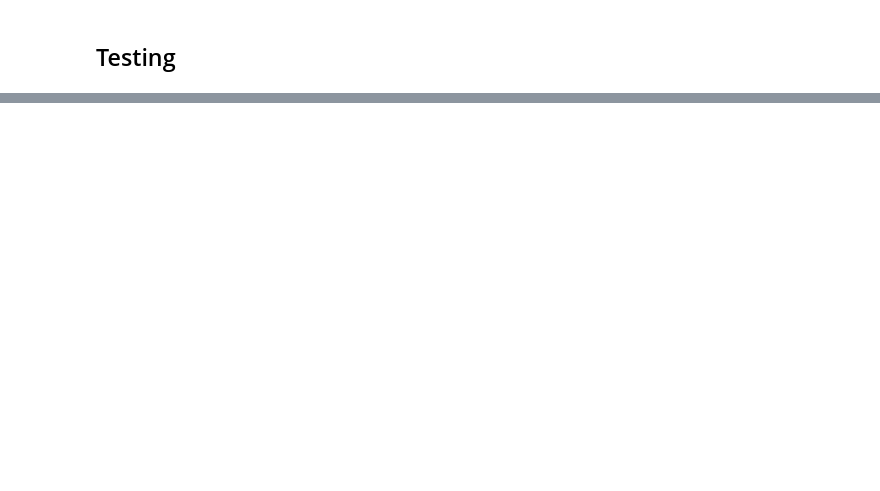
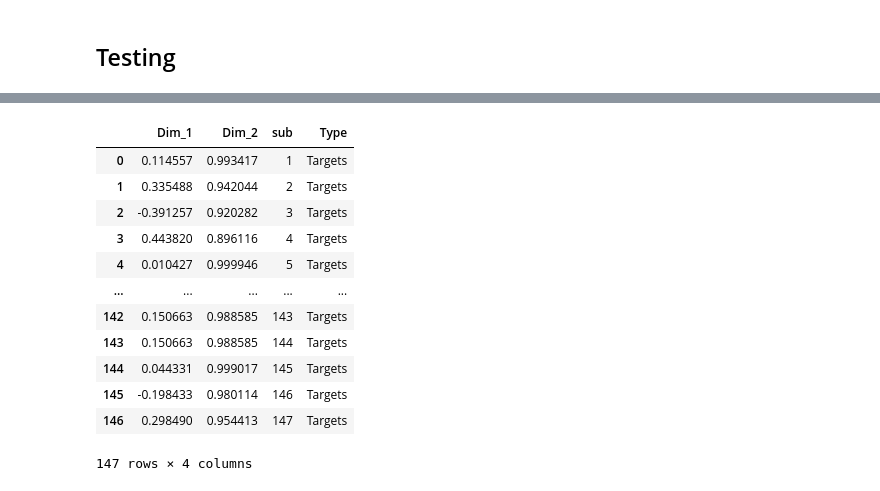
Before and after one commit to victoris93/contrastive-reg, a Jupyter notebook: barbano_aug.ipynb, the cells around one changed output, grey strips where cells are left out. Drawn from its saved outputs; the diff is of its cells as text; code cells hidden in the pictures; blank space fills up the shorter version.

```diff
--- a/barbano_aug.ipynb
+++ b/barbano_aug.ipynb
@@ -130,3 +130,5 @@ def flip_edge_between_regions(matrix, regions, vectorize_mat=True):
         flipped_matrices.append(new_matrix)
 
     return np.array(flipped_matrices)
+# %%
+matrix = np.load("matrices.npy")[0]
@@ -638,6 +652,22 @@ emb_targets = torch.row_stack(emb_targets).cpu()
 emb_features = pd.DataFrame(emb_features,columns = ["Dim_1", "Dim_2"])
 # %%
 emb_targets = pd.DataFrame(emb_targets,columns = ["Dim_1", "Dim_2"])
+# %%
+emb_targets
+# %% [output]
+|  | Dim_1 | Dim_2 | sub | Type |
+| 0 | 0.114557 | 0.993417 | 1 | Targets |
+| 1 | 0.335488 | 0.942044 | 2 | Targets |
+| 2 | -0.391257 | 0.920282 | 3 | Targets |
+| 3 | 0.443820 | 0.896116 | 4 | Targets |
+| 4 | 0.010427 | 0.999946 | 5 | Targets |
+| ... | ... | ... | ... | ... |
+| 142 | 0.150663 | 0.988585 | 143 | Targets |
+| 143 | 0.150663 | 0.988585 | 144 | Targets |
+| 144 | 0.044331 | 0.999017 | 145 | Targets |
+| 145 | -0.198433 | 0.980114 | 146 | Targets |
+| 146 | 0.298490 | 0.954413 | 147 | Targets |
+147 rows × 4 columns
 # %%
 emb_features["sub"] = np.arange(1, len(emb_features) +1)
 emb_targets["sub"] = np.arange(1, len(emb_targets) +1)
```
Also changed, not shown: parts of 16 cells of this notebook.
